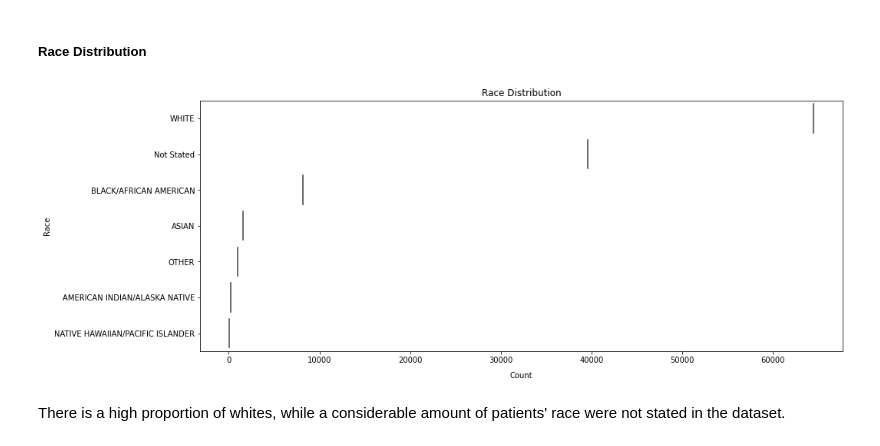
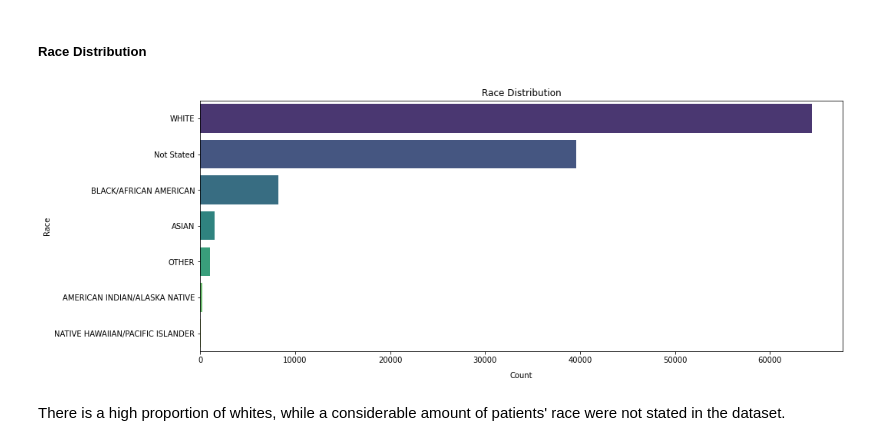
Before and after one commit to Queenvivy/CDC, a Jupyter notebook: CDC Adult Falls Edited.ipynb, the cells around one changed output. Saved outputs shown, nothing was run; the diff lists cells and outputs as text; code cells hidden in the pictures.

```diff
--- a/CDC Adult Falls Edited.ipynb
+++ b/CDC Adult Falls Edited.ipynb
@@ -45,0 +63,29 @@ data.head(3)
+# %%
+
+# Convert 'treatment_date' column to datetime if it's not already
+data['treatment_date'] = pd.to_datetime(data['treatment_date'])
+
+# Extract the month and create a new column
+data['month'] = data['treatment_date'].dt.month
+
+
+# Create a dictionary to map month values to month names
+month_mapping = {
+    1: 'Jan',
+    2: 'Feb',
+    3: 'Mar',
+    4: 'Apr',
+    5: 'May',
+    6: 'Jun',
+    7: 'Jul',
+    8: 'Aug',
+    9: 'Sep',
+    10: 'Oct',
+    11: 'Nov',
+    12: 'Dec'
+}
+
+
+data['month'] = data['month'].replace(month_mapping)
+
+data
@@ -409,21 +469,21 @@ There is a higher proportion of females than males in this dataset.
 # %%
 # Calculate the count of occurrences for each race category
 race_counts = decoded_data['race'].value_counts().reset_index()
 race_counts.columns = ['Race', 'Count']
 
 plt.figure(figsize=(15, 6))
 
 
 # Create a violin plot for the count of occurrences
-sns.violinplot(data=race_counts, x='Count', y='Race', inner='quart')
+sns.barplot(data=race_counts, x='Count', y='Race', palette='viridis')
 
 plt.title('Race Distribution')
 plt.xlabel('Count', labelpad=10)
 plt.ylabel('Race')
 
 plt.show()
 # %% [output]
-[figure, old version]
+[figure, new version]
 # %% [markdown]
 There is a high proportion of whites, while a considerable amount of patients' race were not stated in the dataset.
 # %% [markdown]
```
Also changed, not shown: parts of 18 cells of this notebook.
